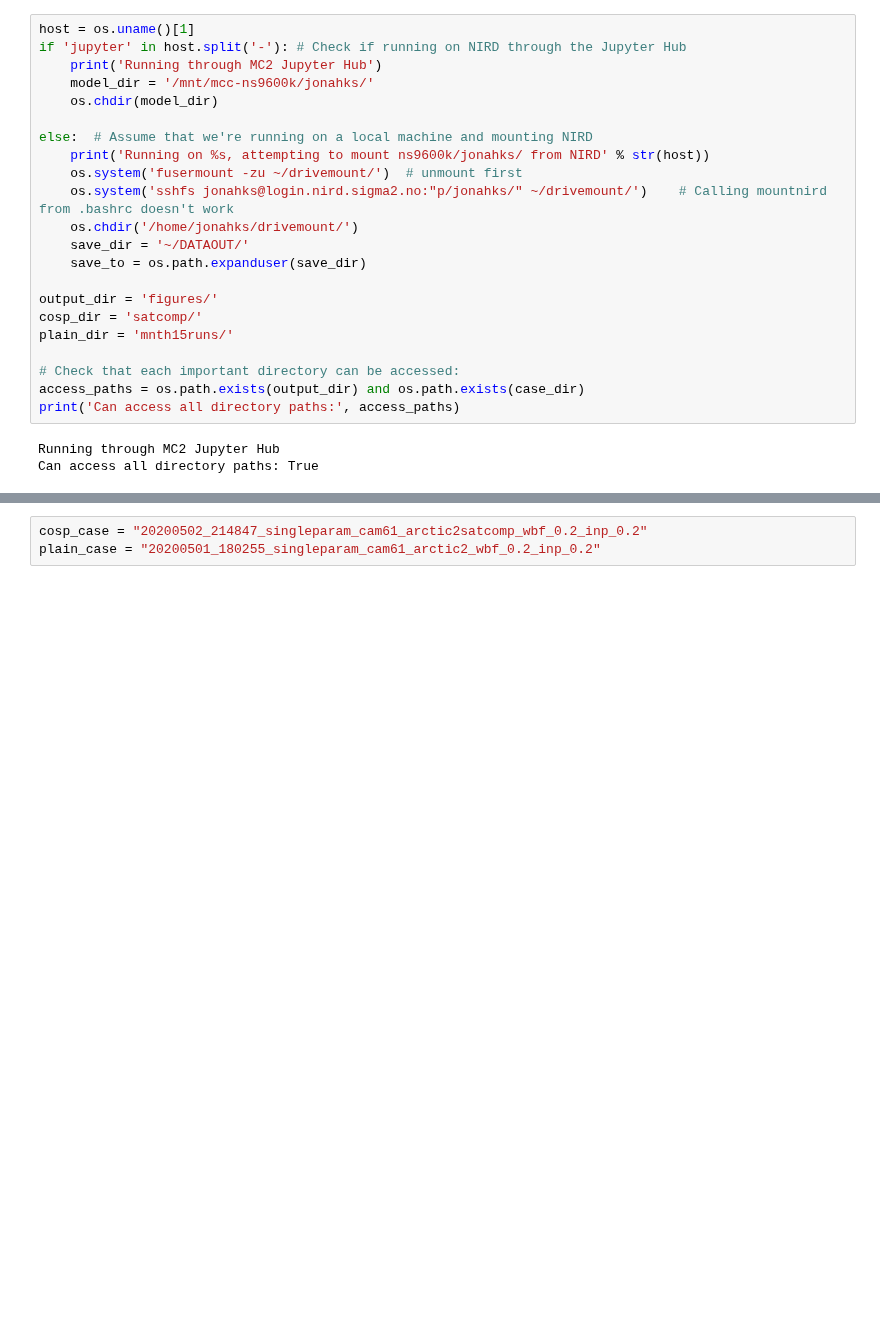
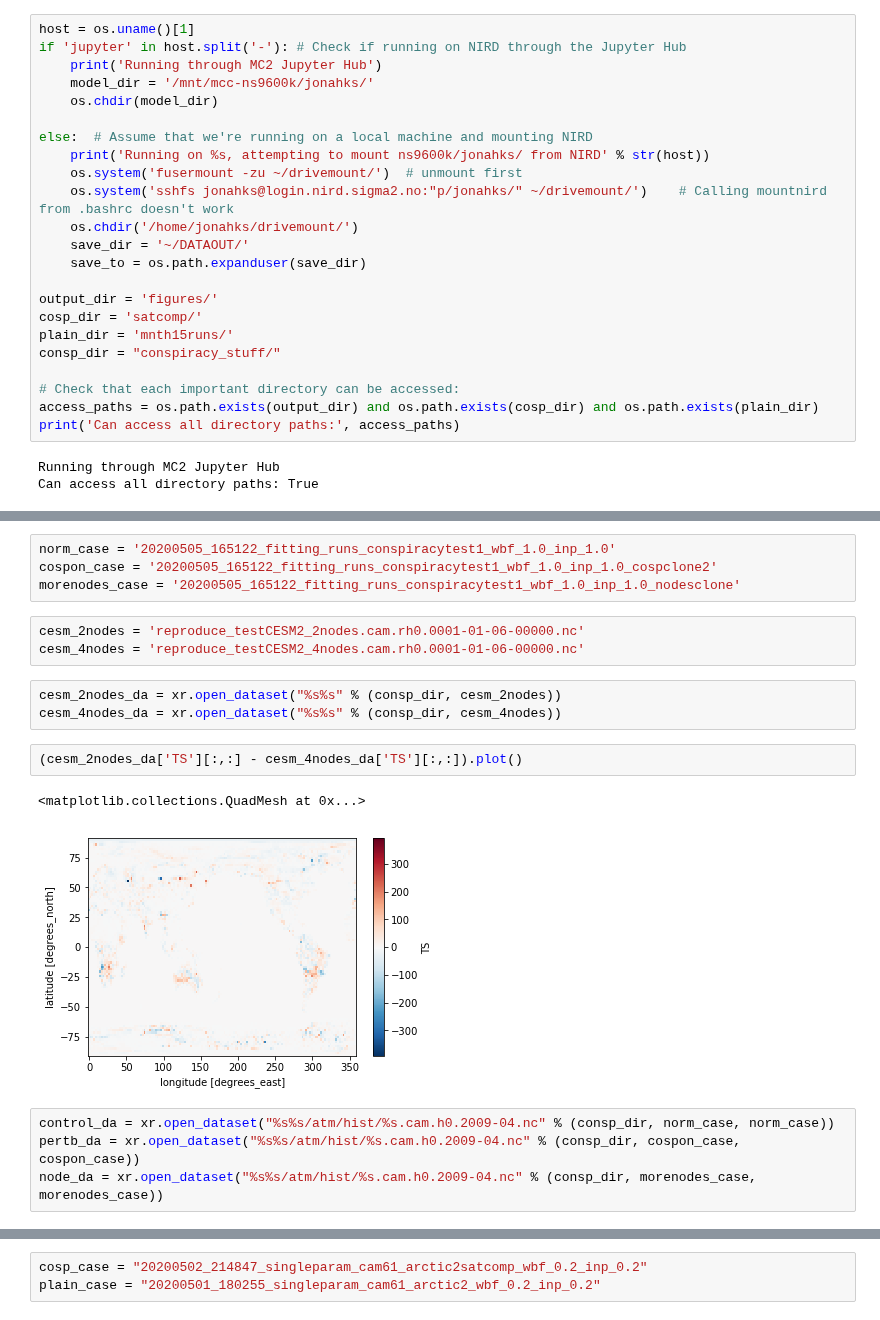
Before and after one commit to jshaw35/netcdf_analysis, a Jupyter notebook: conspiracy_shit.ipynb, the cells around one changed output, grey strips where cells are left out. Cells and saved outputs as stored; diff of their text form; blank space fills up the shorter version.

```diff
--- a/conspiracy_shit.ipynb
+++ b/conspiracy_shit.ipynb
@@ -46,9 +46,10 @@ else:  # Assume that we're running on a local machine and mounting NIRD
 output_dir = 'figures/'
 cosp_dir = 'satcomp/'
 plain_dir = 'mnth15runs/'
+consp_dir = "conspiracy_stuff/"
 
 # Check that each important directory can be accessed:
-access_paths = os.path.exists(output_dir) and os.path.exists(case_dir)
+access_paths = os.path.exists(output_dir) and os.path.exists(cosp_dir) and os.path.exists(plain_dir)
 print('Can access all directory paths:', access_paths)
 # %% [output]
 Running through MC2 Jupyter Hub
@@ -77,0 +69,19 @@ files
+# %%
+norm_case = '20200505_165122_fitting_runs_conspiracytest1_wbf_1.0_inp_1.0'
+cospon_case = '20200505_165122_fitting_runs_conspiracytest1_wbf_1.0_inp_1.0_cospclone2'
+morenodes_case = '20200505_165122_fitting_runs_conspiracytest1_wbf_1.0_inp_1.0_nodesclone'
+# %%
+cesm_2nodes = 'reproduce_testCESM2_2nodes.cam.rh0.0001-01-06-00000.nc'
+cesm_4nodes = 'reproduce_testCESM2_4nodes.cam.rh0.0001-01-06-00000.nc'
+# %%
+cesm_2nodes_da = xr.open_dataset("%s%s" % (consp_dir, cesm_2nodes))
+cesm_4nodes_da = xr.open_dataset("%s%s" % (consp_dir, cesm_4nodes))
+# %%
+(cesm_2nodes_da['TS'][:,:] - cesm_4nodes_da['TS'][:,:]).plot()
+# %% [output]
+<matplotlib.collections.QuadMesh at 0x...>
+[figure, added]
+# %%
+control_da = xr.open_dataset("%s%s/atm/hist/%s.cam.h0.2009-04.nc" % (consp_dir, norm_case, norm_case))
+pertb_da = xr.open_dataset("%s%s/atm/hist/%s.cam.h0.2009-04.nc" % (consp_dir, cospon_case, cospon_case))
+node_da = xr.open_dataset("%s%s/atm/hist/%s.cam.h0.2009-04.nc" % (consp_dir, morenodes_case, morenodes_case))
```
Also changed, not shown: parts of 8 cells of this notebook, 14 other files.
